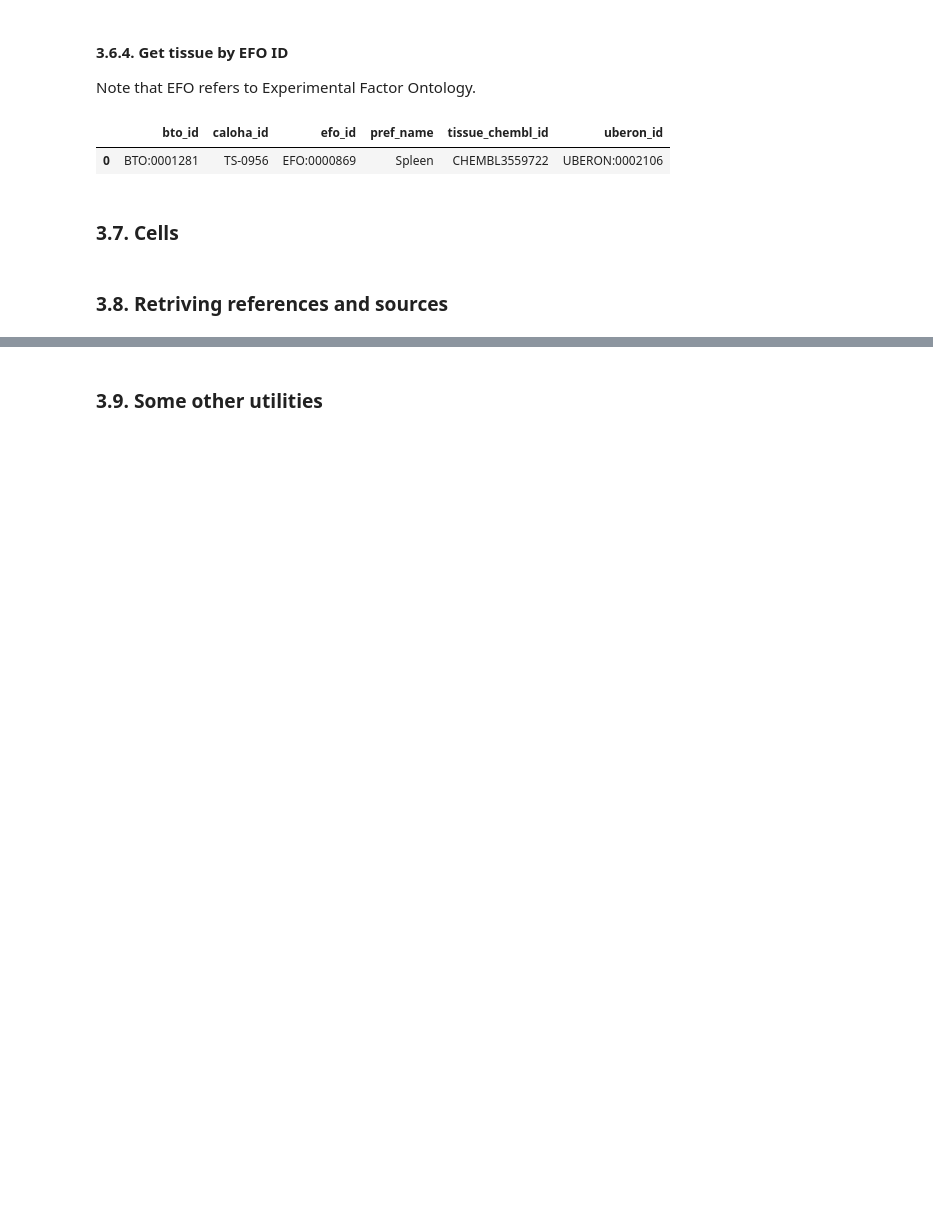
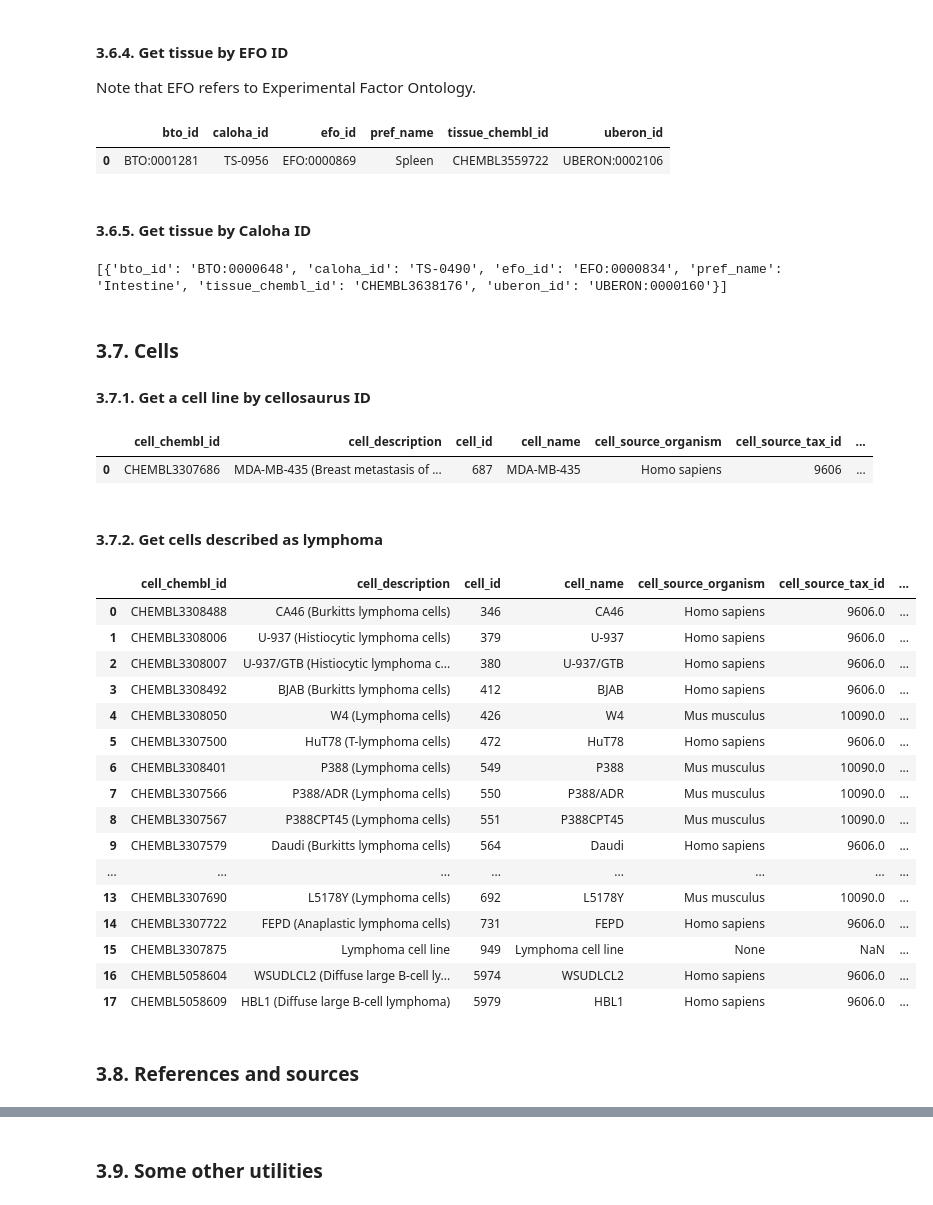
Before and after one commit to wehs7661/demos_hub, a Jupyter notebook: ChEMBL_webresource_client.ipynb, the cells around one changed output, grey strips where cells are left out. Cells and saved outputs as stored; diff of their text form; code cells hidden in the pictures; blank space fills up the shorter version.

Commit message:
Finished writing ChEMBL_webresource_client.ipynb

```diff
--- a/ChEMBL_webresource_client.ipynb
+++ b/ChEMBL_webresource_client.ipynb
@@ -687,7 +687,46 @@ pd.DataFrame(res)
 # %% [output]
 |  | bto_id | caloha_id | efo_id | pref_name | tissue_chembl_id | uberon_id |
 | 0 | BTO:0001281 | TS-0956 | EFO:0000869 | Spleen | CHEMBL3559722 | UBERON:0002106 |
+# %% [markdown]
+#### 3.6.5. Get tissue by Caloha ID
+# %%
+tissue = new_client.tissue
+tissue.filter(caloha_id='TS-0490')
+# %% [output]
+[{'bto_id': 'BTO:0000648', 'caloha_id': 'TS-0490', 'efo_id': 'EFO:0000834', 'pref_name': 'Intestine', 'tissue_chembl_id': 'CHEMBL3638176', 'uberon_id': 'UBERON:0000160'}]
+# %% [markdown]
+### 3.7. Cells
+#### 3.7.1. Get a cell line by cellosaurus ID
+# %%
+cell_line = new_client.cell_line
+res = cell_line.filter(cellosaurus_id="CVCL_0417")
+pd.DataFrame(res)
+# %% [output]
+|  | cell_chembl_id | cell_description | cell_id | cell_name | cell_source_organism | cell_source_tax_id | ... |
+| 0 | CHEMBL3307686 | MDA-MB-435 (Breast metastasis of ... | 687 | MDA-MB-435 | Homo sapiens | 9606 | ... |
 # %% [markdown]
-### 3.7. Cells
+#### 3.7.2. Get cells described as lymphoma
+# %%
+cell_line = new_client.cell_line
+res = cell_line.filter(cell_description__icontains="lymphoma")
+pd.DataFrame(res)
+# %% [output]
+|  | cell_chembl_id | cell_description | cell_id | cell_name | cell_source_organism | cell_source_tax_id | ... |
+| 0 | CHEMBL3308488 | CA46 (Burkitts lymphoma cells) | 346 | CA46 | Homo sapiens | 9606.0 | ... |
+| 1 | CHEMBL3308006 | U-937 (Histiocytic lymphoma cells) | 379 | U-937 | Homo sapiens | 9606.0 | ... |
+| 2 | CHEMBL3308007 | U-937/GTB (Histiocytic lymphoma c... | 380 | U-937/GTB | Homo sapiens | 9606.0 | ... |
+| 3 | CHEMBL3308492 | BJAB (Burkitts lymphoma cells) | 412 | BJAB | Homo sapiens | 9606.0 | ... |
+| 4 | CHEMBL3308050 | W4 (Lymphoma cells) | 426 | W4 | Mus musculus | 10090.0 | ... |
+| 5 | CHEMBL3307500 | HuT78 (T-lymphoma cells) | 472 | HuT78 | Homo sapiens | 9606.0 | ... |
+| 6 | CHEMBL3308401 | P388 (Lymphoma cells) | 549 | P388 | Mus musculus | 10090.0 | ... |
+| 7 | CHEMBL3307566 | P388/ADR (Lymphoma cells) | 550 | P388/ADR | Mus musculus | 10090.0 | ... |
+| 8 | CHEMBL3307567 | P388CPT45 (Lymphoma cells) | 551 | P388CPT45 | Mus musculus | 10090.0 | ... |
+| 9 | CHEMBL3307579 | Daudi (Burkitts lymphoma cells) | 564 | Daudi | Homo sapiens | 9606.0 | ... |
+| ... | ... | ... | ... | ... | ... | ... | ... |
+| 13 | CHEMBL3307690 | L5178Y (Lymphoma cells) | 692 | L5178Y | Mus musculus | 10090.0 | ... |
+| 14 | CHEMBL3307722 | FEPD (Anaplastic lymphoma cells) | 731 | FEPD | Homo sapiens | 9606.0 | ... |
+| 15 | CHEMBL3307875 | Lymphoma cell line | 949 | Lymphoma cell line | None | NaN | ... |
+| 16 | CHEMBL5058604 | WSUDLCL2 (Diffuse large B-cell ly... | 5974 | WSUDLCL2 | Homo sapiens | 9606.0 | ... |
+| 17 | CHEMBL5058609 | HBL1 (Diffuse large B-cell lymphoma) | 5979 | HBL1 | Homo sapiens | 9606.0 | ... |
 # %% [markdown]
-### 3.8. Retriving references and sources
+### 3.8. References and sources
```
Also changed, not shown: parts of 18 cells of this notebook.
